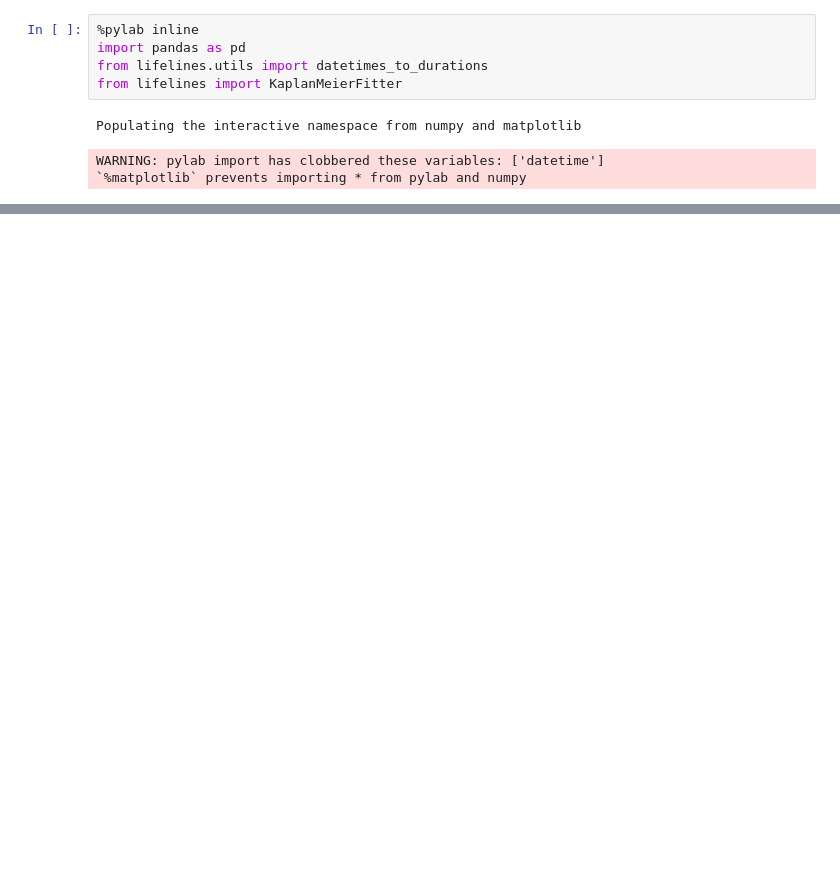
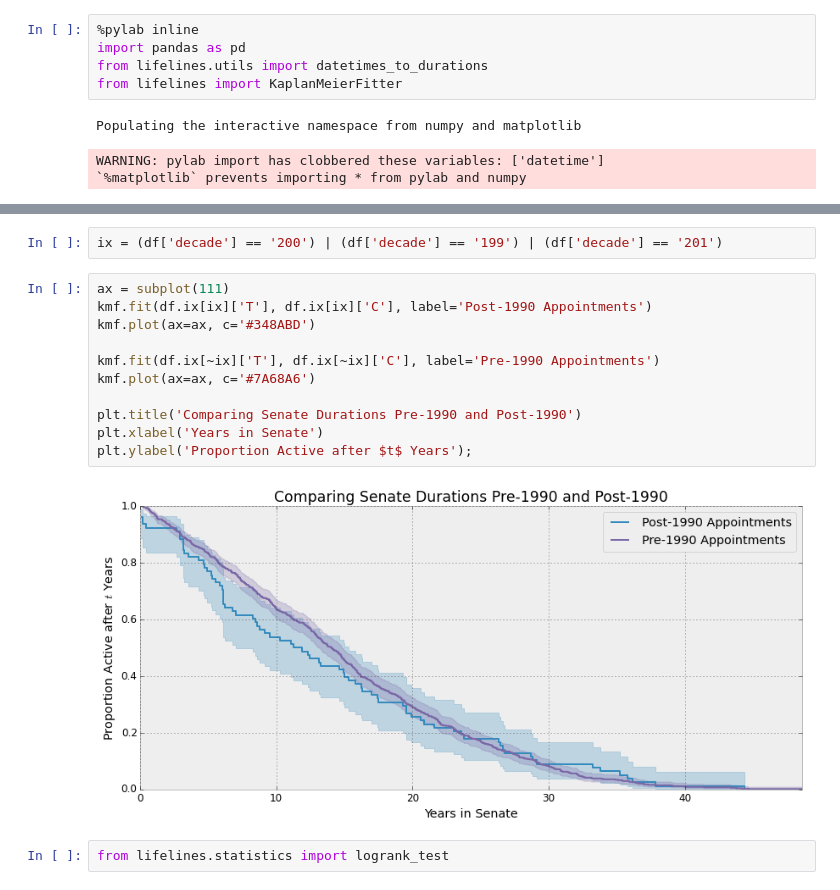
Before and after one commit to DataOrigami/senate-tenants, a Jupyter notebook: python-analysis/Tenure by Decade of Appointment.ipynb, the cells around one changed output, grey strips where cells are left out. Drawn from its saved outputs; the diff is of its cells as text; blank space fills up the shorter version.

```diff
--- a/python-analysis/Tenure by Decade of Appointment.ipynb
+++ b/python-analysis/Tenure by Decade of Appointment.ipynb
@@ -33,0 +45,17 @@ for decade in sorted(df['decade'].unique(), reverse=True):
+# %%
+ix = (df['decade'] == '200') | (df['decade'] == '199') | (df['decade'] == '201')
+# %%
+ax = subplot(111)
+kmf.fit(df.ix[ix]['T'], df.ix[ix]['C'], label='Post-1990 Appointments')
+kmf.plot(ax=ax, c='#348ABD')
+
+kmf.fit(df.ix[~ix]['T'], df.ix[~ix]['C'], label='Pre-1990 Appointments')
+kmf.plot(ax=ax, c='#7A68A6')
+
+plt.title('Comparing Senate Durations Pre-1990 and Post-1990')
+plt.xlabel('Years in Senate')
+plt.ylabel('Proportion Active after $t$ Years');
+# %% [output]
+[figure, added]
+# %%
+from lifelines.statistics import logrank_test
```
Also changed, not shown: parts of 4 cells of this notebook.
